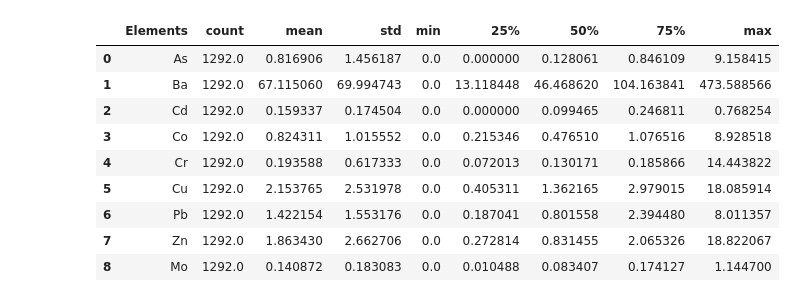
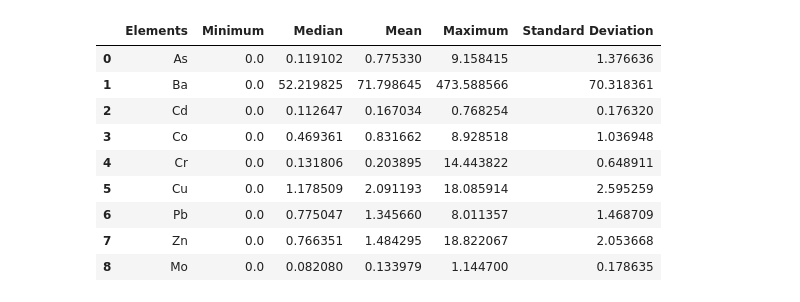
Before and after one commit to angelomaia/discretization-soil-spectroscopy, a Jupyter notebook: contents_data_analysis.ipynb, the cells around one changed output. Saved outputs shown, nothing was run; the diff lists cells and outputs as text; code cells hidden in the pictures.

```diff
--- a/contents_data_analysis.ipynb
+++ b/contents_data_analysis.ipynb
@@ -30,18 +72,18 @@ ax
 # %%
-data = pd.read_csv('K:/Google Drive/DOUTORADO/Tese 2.0/Chapter I/KELLOGs/dataset.csv')
+#data = pd.read_csv('K:/Google Drive/DOUTORADO/Tese 2.0/Chapter I/KELLOGs/dataset.csv')
 subsoil = pd.read_csv('subsoil.csv', header=None)
 topsoil = pd.read_csv('topsoil.csv', header=None)
 
 data['depth'] = 'None'
 data.loc[data['id.layer_uuid_c'].isin(subsoil[0]), 'depth'] = 'Subsoil'
 data.loc[data['id.layer_uuid_c'].isin(topsoil[0]), 'depth'] = 'Topsoil'
-data = data[data['depth'] != 'None']
+data_depth = data[data['depth'] != 'None']
 
-for col in columns_to_plot:
-    data = data.sort_values(by=col,ascending=False)
-    data = data[5:]
+#for col in columns_to_plot:
+#    data = data.sort_values(by=col,ascending=False)
+#    data = data[5:]
 
-data_plot = data.copy()
+data_plot = data_depth.copy()
 
 scaler = MinMaxScaler(feature_range=(0, 1))
 data_plot[columns_to_plot] = scaler.fit_transform(data_plot[columns_to_plot])
@@ -54,7 +96,7 @@ ax = sns.boxplot(data=data_melted,
                 y='Value',
                 hue='depth',
                 orient='v',
-                palette = ["#009E73", "#D55E00"],
+                palette = ["limegreen", "darkorange"],
                 hue_order=['Topsoil','Subsoil'])
 ax.set_title('Normalized Boxplot for each Element', fontsize=18)
 ax.set_ylabel('Normalized Values', fontsize=14)
@@ -66,15 +107,0 @@ plt.show()
-# %%
-data = pd.read_csv('K:/Google Drive/DOUTORADO/Tese 2.0/Chapter I/KELLOGs/dataset.csv')
-subsoil = pd.read_csv('subsoil.csv', header=None)
-topsoil = pd.read_csv('topsoil.csv', header=None)
-
-data['depth'] = 'None'
-data.loc[data['id.layer_uuid_c'].isin(subsoil[0]), 'depth'] = 'subsoil'
-data.loc[data['id.layer_uuid_c'].isin(topsoil[0]), 'depth'] = 'topsoil'
-#data = data[data['depth'] != 'None']
-
-for col in columns_to_plot:
-    data = data.sort_values(by=col,ascending=False)
-    data = data[5:]
-
-data.shape
@@ -96,17 +108,21 @@ descriptive
 # %%
+descriptive = pd.DataFrame(data[columns_to_plot].describe())
 columns = descriptive.index.tolist()
 descriptive = descriptive.T.reset_index()
 descriptive.columns = ['Elements'] + columns
-
+descriptive.drop(columns=['count','25%','75%'], inplace=True)
+descriptive.columns = ['Elements', 'Mean', 'Standard Deviation', 'Minimum', 'Median', 'Maximum']
+descriptive = descriptive[['Elements', 'Minimum', 'Median', 'Mean', 'Maximum', 'Standard Deviation']]
+descriptive.to_csv('descriptive_analysis.csv')
 descriptive
 # %% [output]
-|  | Elements | count | mean | std | min | 25% | 50% | 75% | max |
-| 0 | As | 1292.0 | 0.816906 | 1.456187 | 0.0 | 0.000000 | 0.128061 | 0.846109 | 9.158415 |
-| 1 | Ba | 1292.0 | 67.115060 | 69.994743 | 0.0 | 13.118448 | 46.468620 | 104.163841 | 473.588566 |
-| 2 | Cd | 1292.0 | 0.159337 | 0.174504 | 0.0 | 0.000000 | 0.099465 | 0.246811 | 0.768254 |
-| 3 | Co | 1292.0 | 0.824311 | 1.015552 | 0.0 | 0.215346 | 0.476510 | 1.076516 | 8.928518 |
-| 4 | Cr | 1292.0 | 0.193588 | 0.617333 | 0.0 | 0.072013 | 0.130171 | 0.185866 | 14.443822 |
-| 5 | Cu | 1292.0 | 2.153765 | 2.531978 | 0.0 | 0.405311 | 1.362165 | 2.979015 | 18.085914 |
-| 6 | Pb | 1292.0 | 1.422154 | 1.553176 | 0.0 | 0.187041 | 0.801558 | 2.394480 | 8.011357 |
-| 7 | Zn | 1292.0 | 1.863430 | 2.662706 | 0.0 | 0.272814 | 0.831455 | 2.065326 | 18.822067 |
-| 8 | Mo | 1292.0 | 0.140872 | 0.183083 | 0.0 | 0.010488 | 0.083407 | 0.174127 | 1.144700 |
+|  | Elements | Minimum | Median | Mean | Maximum | Standard Deviation |
+| 0 | As | 0.0 | 0.119102 | 0.775330 | 9.158415 | 1.376636 |
+| 1 | Ba | 0.0 | 52.219825 | 71.798645 | 473.588566 | 70.318361 |
+| 2 | Cd | 0.0 | 0.112647 | 0.167034 | 0.768254 | 0.176320 |
+| 3 | Co | 0.0 | 0.469361 | 0.831662 | 8.928518 | 1.036948 |
+| 4 | Cr | 0.0 | 0.131806 | 0.203895 | 14.443822 | 0.648911 |
+| 5 | Cu | 0.0 | 1.178509 | 2.091193 | 18.085914 | 2.595259 |
+| 6 | Pb | 0.0 | 0.775047 | 1.345660 | 8.011357 | 1.468709 |
+| 7 | Zn | 0.0 | 0.766351 | 1.484295 | 18.822067 | 2.053668 |
+| 8 | Mo | 0.0 | 0.082080 | 0.133979 | 1.144700 | 0.178635 |
```
Also changed, not shown: parts of 22 cells of this notebook, 2 other files.
